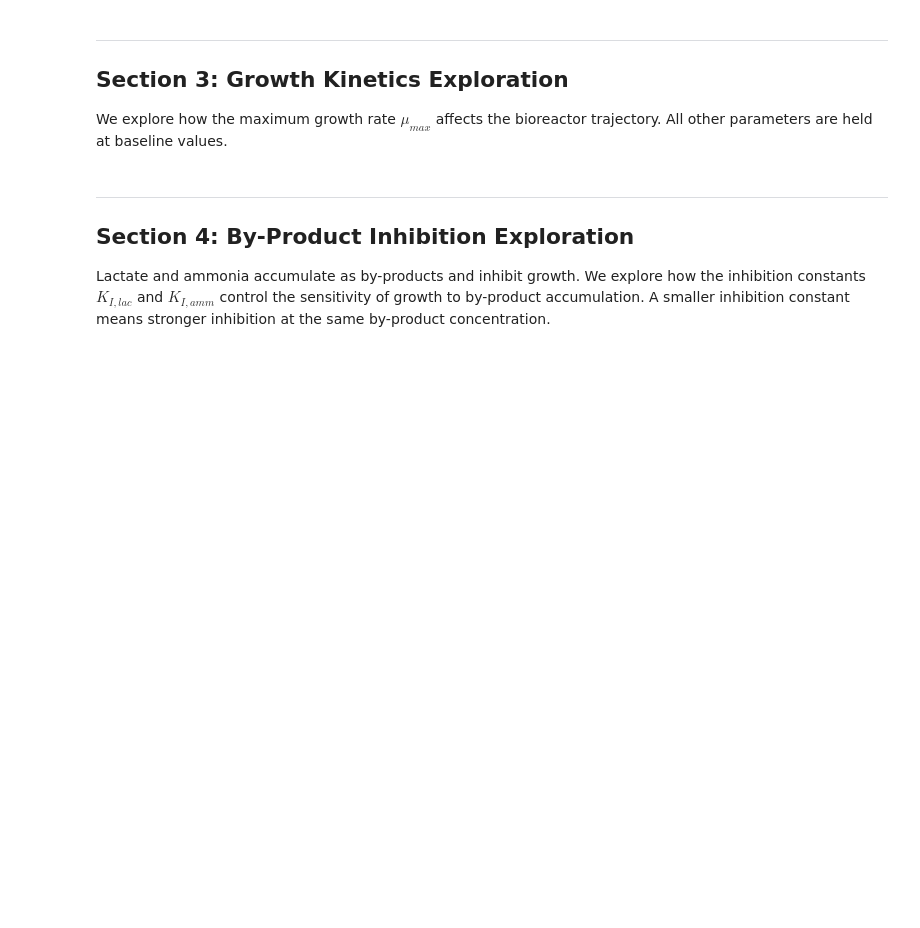
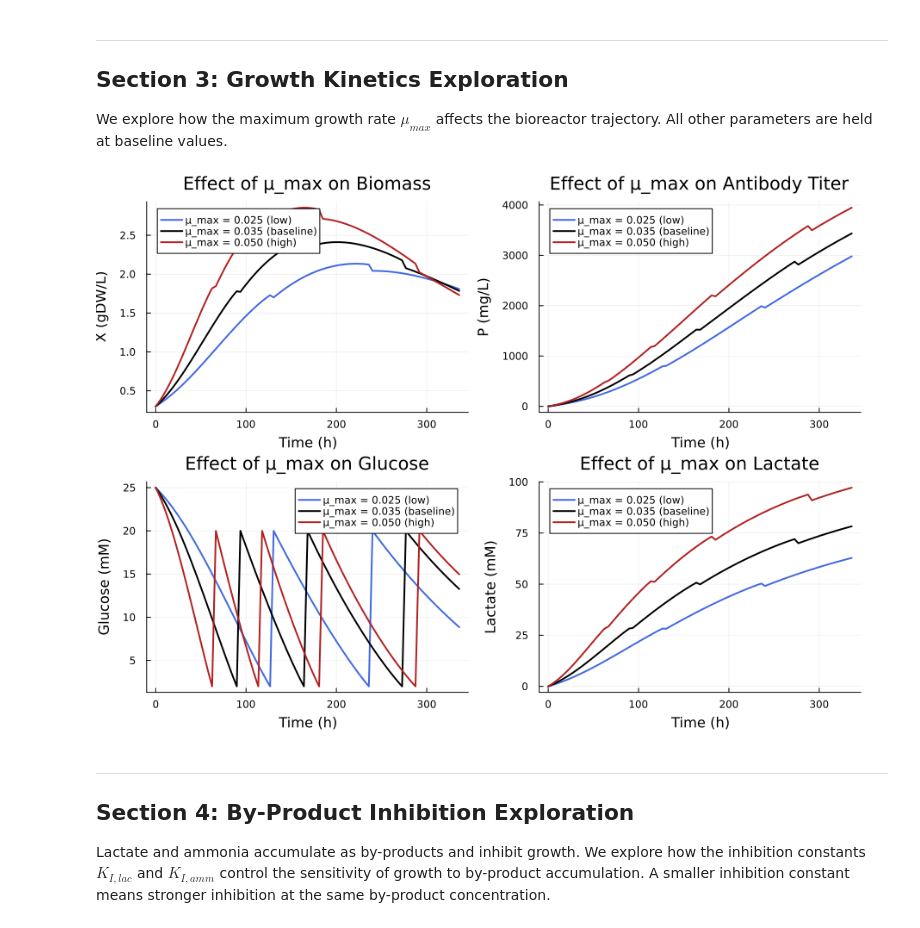
Before and after one commit to sp2229/CHEME-5820-Lectures-Spring-2026, a Jupyter notebook: lectures/week-12/L12c/CHEME-5820-L12c-Advanced-CHO-Simulation-Spring-2026.ipynb, the cells around one changed output. Saved outputs shown, nothing was run; the diff lists cells and outputs as text; code cells hidden in the pictures; blank space fills up the shorter version.

```diff
--- a/lectures/week-12/L12c/CHEME-5820-L12c-Advanced-CHO-Simulation-Spring-2026.ipynb
+++ b/lectures/week-12/L12c/CHEME-5820-L12c-Advanced-CHO-Simulation-Spring-2026.ipynb
@@ -131,14 +148,14 @@ We run a baseline simulation with default parameter values to establish a refere
 # baseline simulation parameters -
 # feed policy: moderate feed rate, tight glucose band -
 p_baseline = build_default_parameters(;
-    F_max   = 0.02,        # maximum feed rate: 0.02 L/h
+    F_max   = 0.10,        # maximum feed rate: 0.10 L/h
     Glc_min = 2.0,         # turn feed ON when glucose < 2 mM
     Glc_max = 20.0,        # turn feed OFF when glucose > 20 mM
 );
 
 # initial conditions: [V (L), X (gDW/L), S_glc (mM), S_gln (mM), P (mg/L), Lac (mM), Amm (mM)] -
-u0_baseline = [0.5, 0.5, 25.0, 4.0, 0.0, 0.0, 0.0];
-tspan = (0.0, 240.0);   # 240 hours = 10 days
+u0_baseline = [10.0, 0.3, 25.0, 8.0, 0.0, 0.0, 0.0];
+tspan = (0.0, 336.0);   # 336 hours = 14 days (matches Xing et al. 2010 run duration)
 saveat = 1.0;            # save every 1 hour
 
 # run simulation -
@@ -185,30 +206,32 @@ We explore how the maximum growth rate $\mu_{max}$ affects the bioreactor trajec
 # %%
 let
     # vary mu_max: low, baseline, high -
     mu_max_values = [0.025, 0.035, 0.050]; # 1/h
     colors = [:royalblue, :black, :firebrick];
     labels = ["μ_max = 0.025 (low)", "μ_max = 0.035 (baseline)", "μ_max = 0.050 (high)"];
 
     p_biomass = plot(ylabel="X (gDW/L)",    xlabel="Time (h)", title="Effect of μ_max on Biomass",       legend=:topleft);
     p_product = plot(ylabel="P (mg/L)",     xlabel="Time (h)", title="Effect of μ_max on Antibody Titer", legend=:topleft);
     p_glucose = plot(ylabel="Glucose (mM)", xlabel="Time (h)", title="Effect of μ_max on Glucose",       legend=:topright);
     p_lactate = plot(ylabel="Lactate (mM)", xlabel="Time (h)", title="Effect of μ_max on Lactate",       legend=:topleft);
 
     for (i, mu) in enumerate(mu_max_values)
-        p = build_default_parameters(; F_max=0.02, Glc_min=2.0, Glc_max=20.0, mu_max=mu);
+        p = build_default_parameters(; F_max=0.10, Glc_min=2.0, Glc_max=20.0, mu_max=mu);
         sol = simulate_fedbatch(p; u0=copy(u0_baseline), tspan=tspan, saveat=saveat);
         X_t   = [sol.u[j][2] for j in 1:length(sol.t)];
         P_t   = [sol.u[j][5] for j in 1:length(sol.t)];
         Glc_t = [sol.u[j][3] for j in 1:length(sol.t)];
         Lac_t = [sol.u[j][6] for j in 1:length(sol.t)];
         plot!(p_biomass, sol.t, X_t,   label=labels[i], lw=2, color=colors[i]);
         plot!(p_product, sol.t, P_t,   label=labels[i], lw=2, color=colors[i]);
         plot!(p_glucose, sol.t, Glc_t, label=labels[i], lw=2, color=colors[i]);
         plot!(p_lactate, sol.t, Lac_t, label=labels[i], lw=2, color=colors[i]);
     end
 
     display(plot(p_biomass, p_product, p_glucose, p_lactate, layout=(2, 2), size=(900, 650)))
 end
+# %% [output]
+[figure, added]
 # %% [markdown]
 ___
 ## Section 4: By-Product Inhibition Exploration
```
Also changed, not shown: parts of 9 cells of this notebook, 6 other files.
